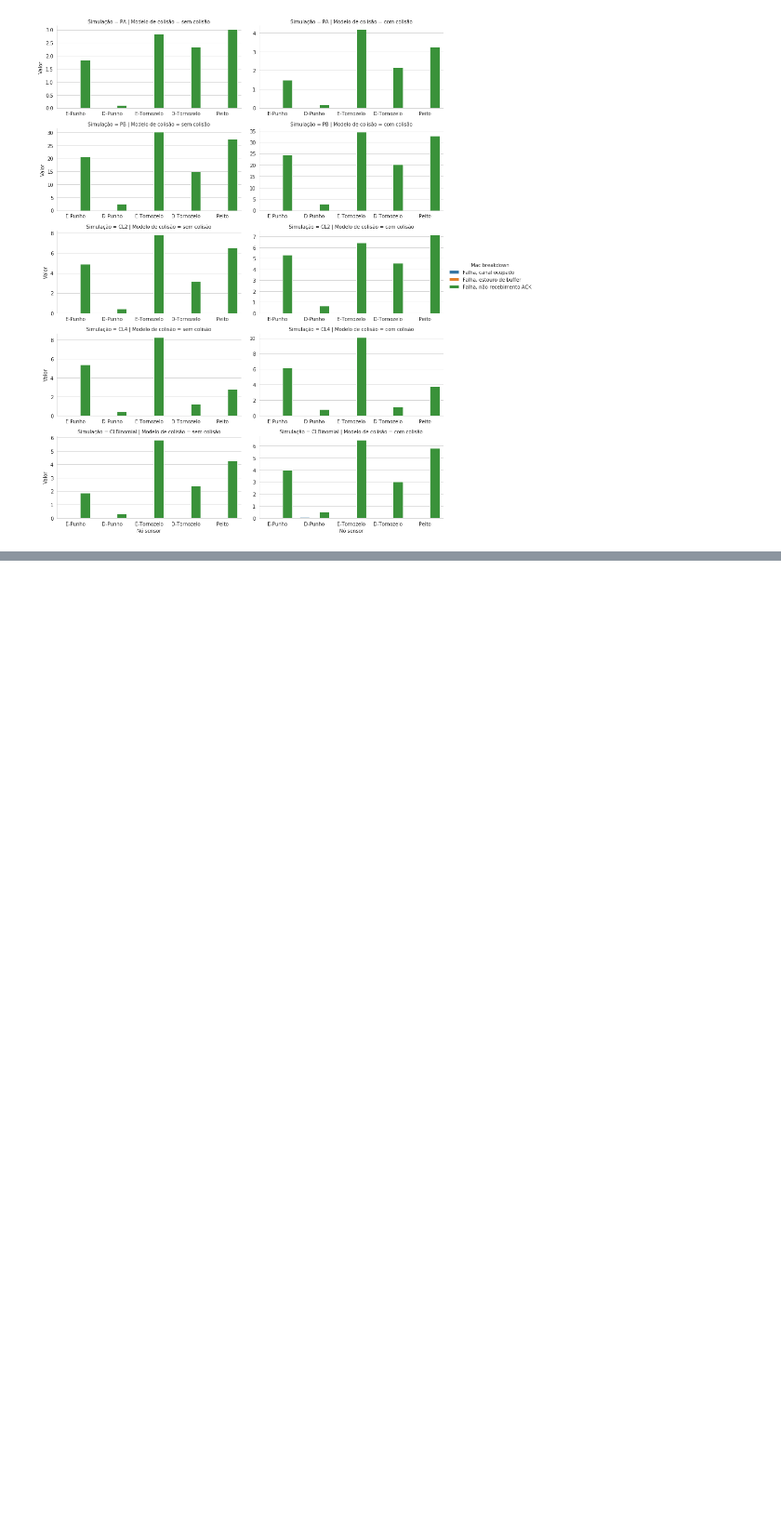
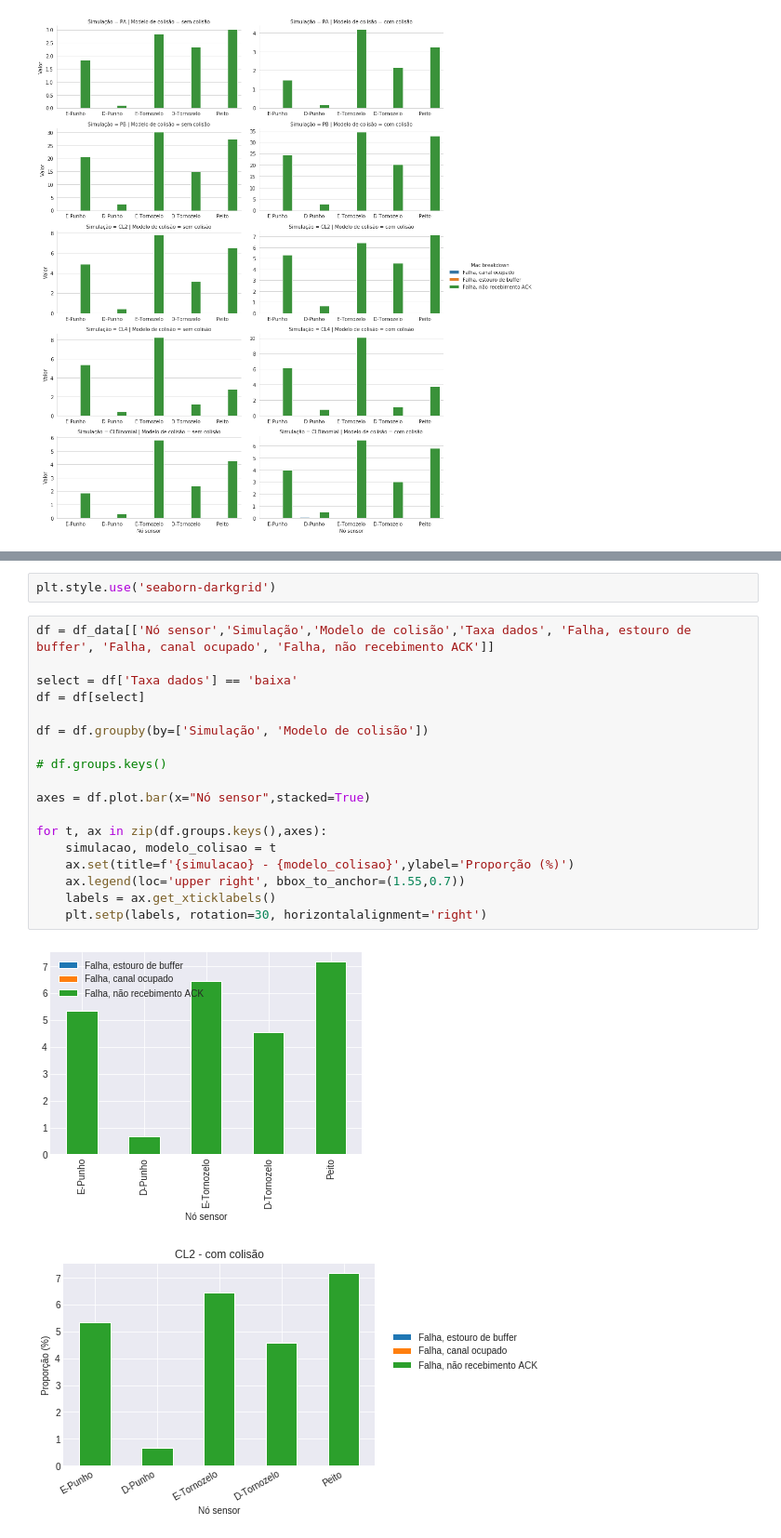
Before and after one commit to GiliardGodoi/LeCAD-Castalia-Simulations, a Jupyter notebook: Castalia-K/notebooks/Packet_Breakdown.ipynb, the cells around one changed output, grey strips where cells are left out. Shown at 93% size. Drawn from its saved outputs; the diff is of its cells as text; blank space fills up the shorter version.

```diff
--- a/Castalia-K/notebooks/Packet_Breakdown.ipynb
+++ b/Castalia-K/notebooks/Packet_Breakdown.ipynb
@@ -381,0 +421,23 @@ sns.catplot(**chart_options)
+# %%
+plt.style.use('seaborn-darkgrid')
+# %%
+df = df_data[['Nó sensor','Simulação','Modelo de colisão','Taxa dados', 'Falha, estouro de buffer', 'Falha, canal ocupado', 'Falha, não recebimento ACK']]
+
+select = df['Taxa dados'] == 'baixa'
+df = df[select]
+
+df = df.groupby(by=['Simulação', 'Modelo de colisão'])
+
+# df.groups.keys()
+
+axes = df.plot.bar(x="Nó sensor",stacked=True)
+
+for t, ax in zip(df.groups.keys(),axes):
+    simulacao, modelo_colisao = t
+    ax.set(title=f'{simulacao} - {modelo_colisao}',ylabel='Proporção (%)')
+    ax.legend(loc='upper right', bbox_to_anchor=(1.55,0.7))
+    labels = ax.get_xticklabels()
+    plt.setp(labels, rotation=30, horizontalalignment='right')
+# %% [output]
+[figure, added]
+[figure, added]
```
Also changed, not shown: parts of 10 cells of this notebook, 1 other file.
